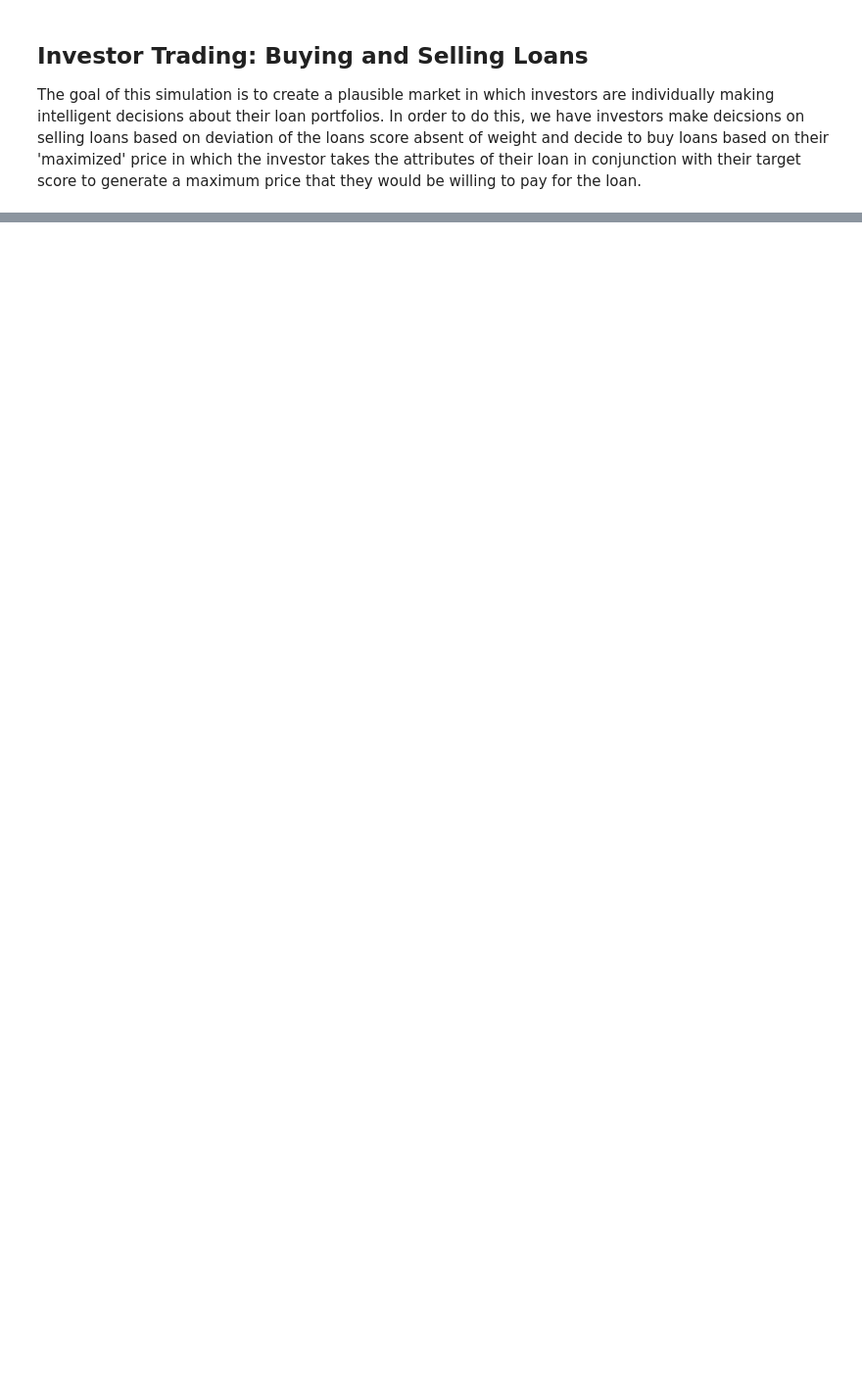
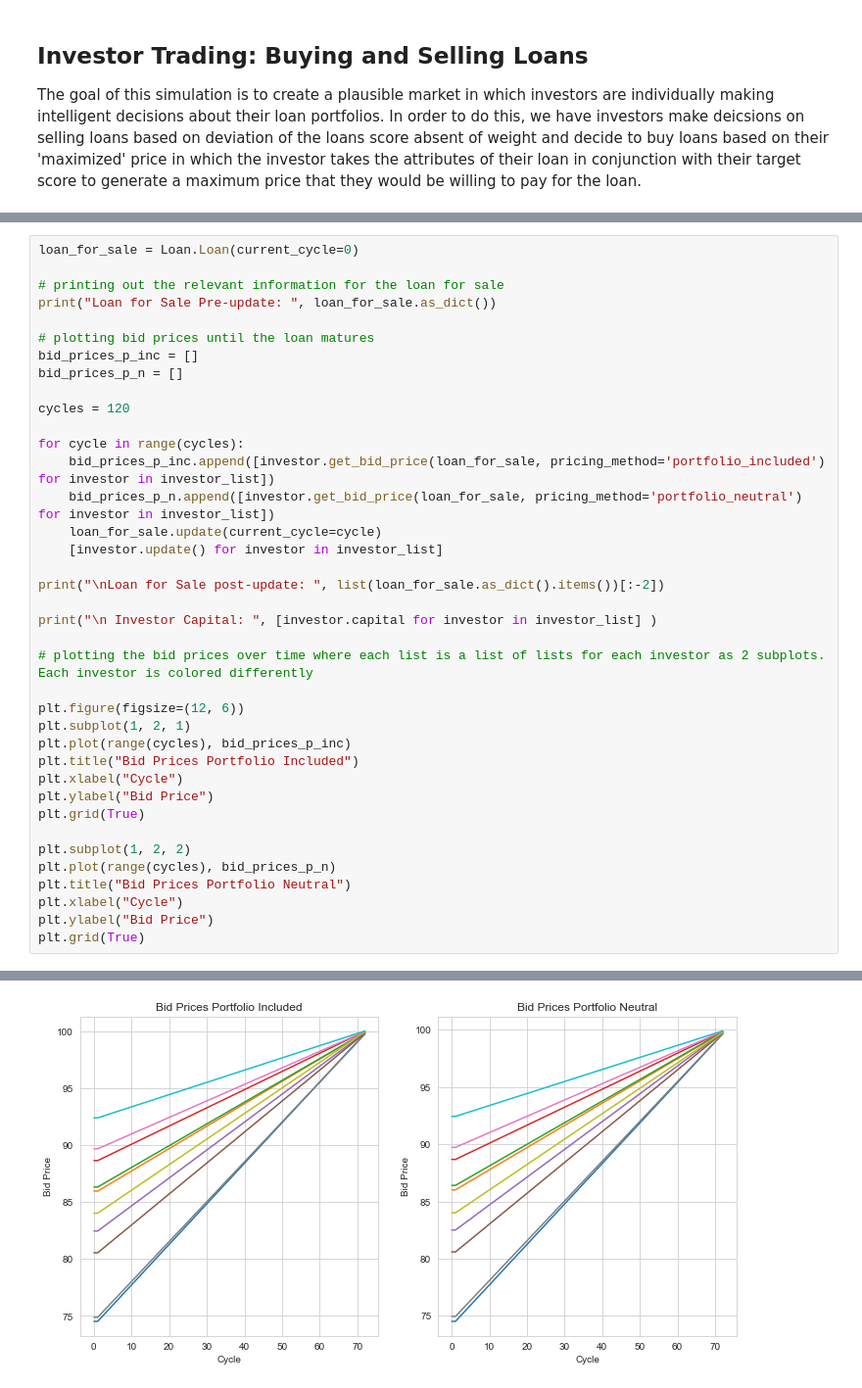
Before and after one commit to mithilpujar/capstone, a Jupyter notebook: Loan Investor Demonstration.ipynb, the cells around one changed output, grey strips where cells are left out. Shown at 98% size. Drawn from its saved outputs; the diff is of its cells as text; blank space fills up the shorter version.

```diff
--- a/Loan Investor Demonstration.ipynb
+++ b/Loan Investor Demonstration.ipynb
@@ -252,0 +252,39 @@ Loan for Sale:  {'id': 'a58f0ac4-ef00-4895-a83a-e3baff5cacd1', 'maturity': 48, '
+# %%
+loan_for_sale = Loan.Loan(current_cycle=0)
+
+# printing out the relevant information for the loan for sale
+print("Loan for Sale Pre-update: ", loan_for_sale.as_dict())
+
+# plotting bid prices until the loan matures
+bid_prices_p_inc = []
+bid_prices_p_n = []
+
+cycles = 120
+
+for cycle in range(cycles):
+    bid_prices_p_inc.append([investor.get_bid_price(loan_for_sale, pricing_method='portfolio_included') for investor in investor_list])
+    bid_prices_p_n.append([investor.get_bid_price(loan_for_sale, pricing_method='portfolio_neutral') for investor in investor_list])
+    loan_for_sale.update(current_cycle=cycle)
+    [investor.update() for investor in investor_list]
+
+print("\nLoan for Sale post-update: ", list(loan_for_sale.as_dict().items())[:-2])
+
+print("\n Investor Capital: ", [investor.capital for investor in investor_list] )
+
+# plotting the bid prices over time where each list is a list of lists for each investor as 2 subplots. Each investor is colored differently
+
+plt.figure(figsize=(12, 6))
+plt.subplot(1, 2, 1)
+plt.plot(range(cycles), bid_prices_p_inc)
+plt.title("Bid Prices Portfolio Included")
+plt.xlabel("Cycle")
+plt.ylabel("Bid Price")
+plt.grid(True)
+
+plt.subplot(1, 2, 2)
+plt.plot(range(cycles), bid_prices_p_n)
+plt.title("Bid Prices Portfolio Neutral")
+plt.xlabel("Cycle")
+plt.ylabel("Bid Price")
+plt.grid(True)
+# %% [output]
@@ -252,0 +296 @@ Loan for Sale:  {'id': 'a58f0ac4-ef00-4895-a83a-e3baff5cacd1', 'maturity': 48, '
+[figure, added]
```
Also changed, not shown: parts of 8 cells of this notebook, 1 other file.
